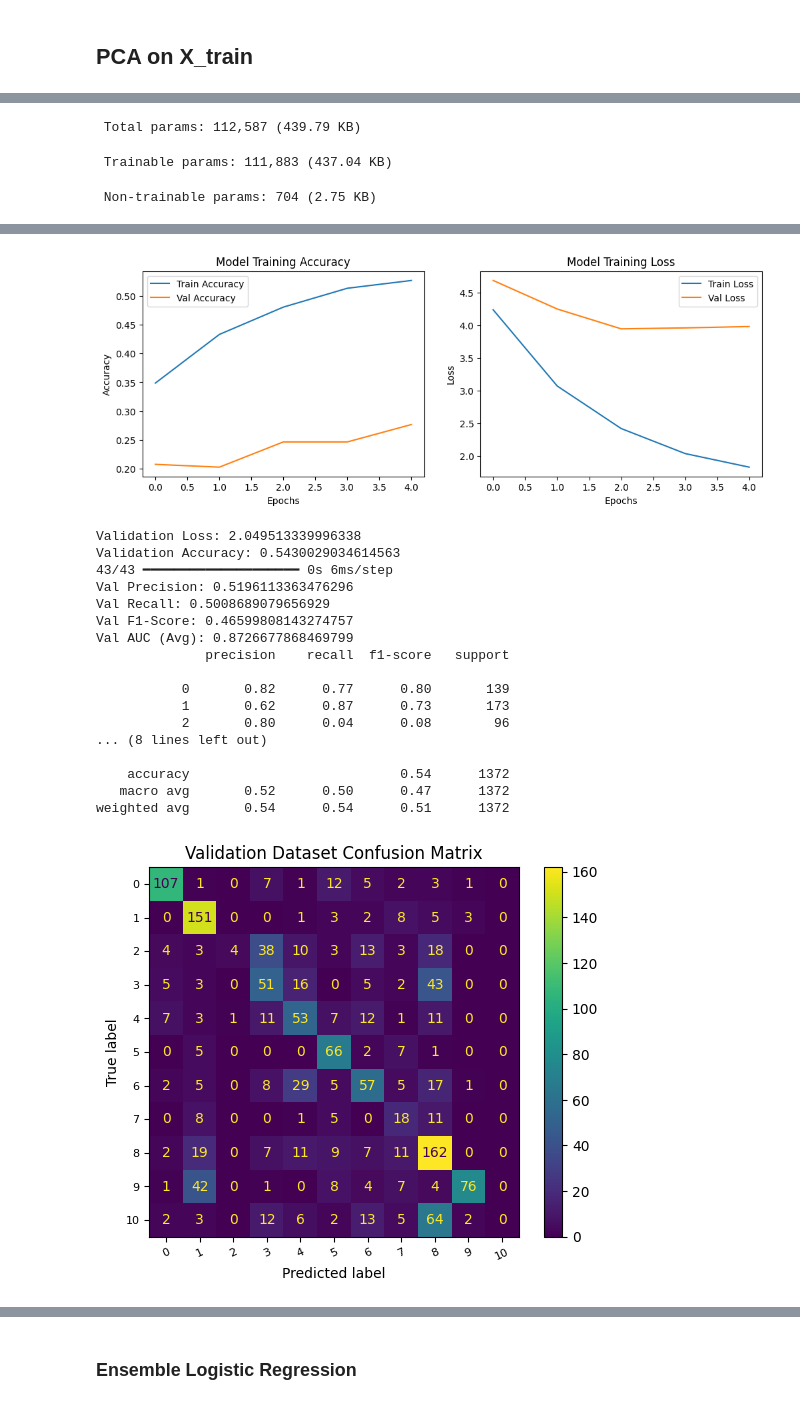
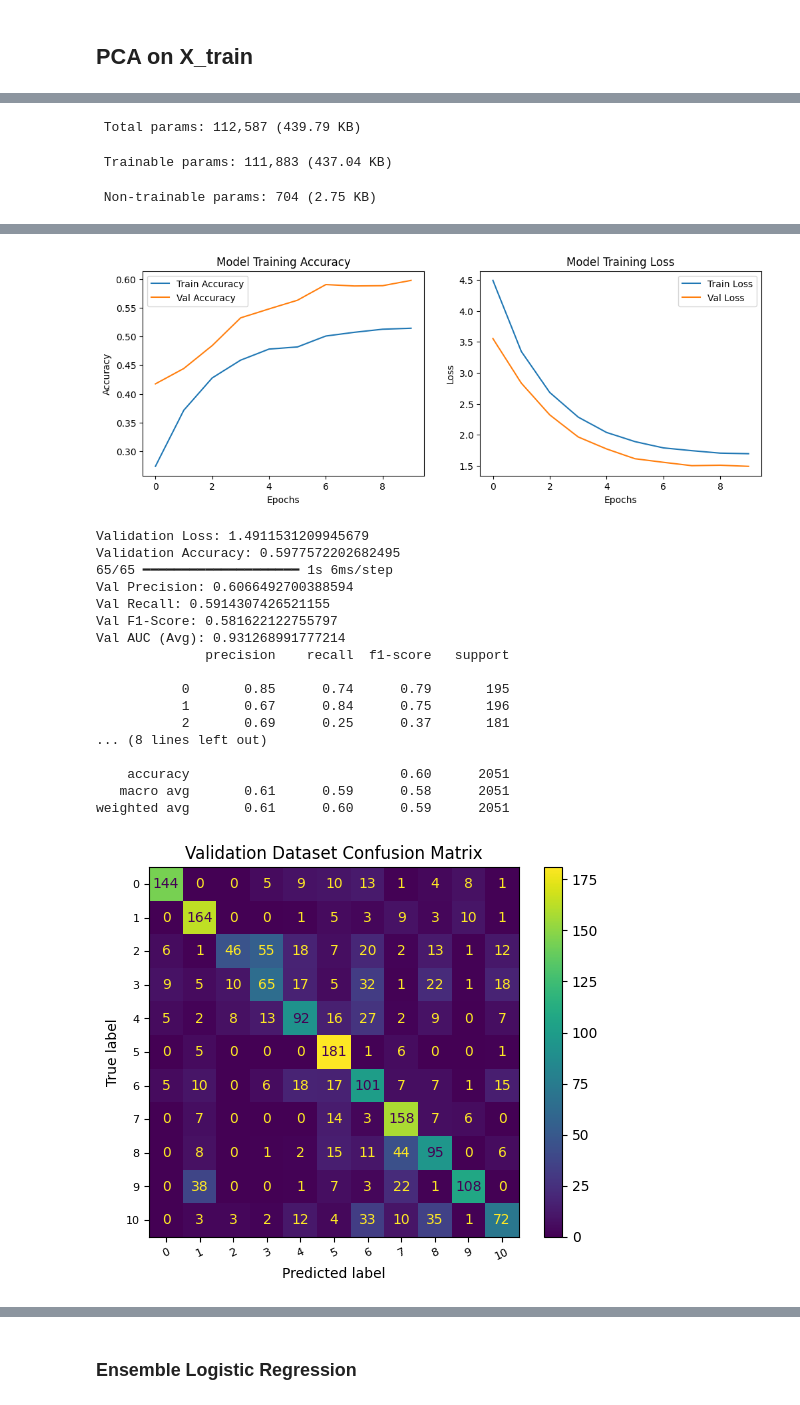
Before and after one commit to djcosta2/207_Final_Project, a Jupyter notebook: sandbox/kmeans_pca_cnn_stacking.ipynb, the cells around one changed output, grey strips where cells are left out. Saved outputs shown, nothing was run; the diff lists cells and outputs as text; code cells hidden in the pictures.

```diff
--- a/sandbox/kmeans_pca_cnn_stacking.ipynb
+++ b/sandbox/kmeans_pca_cnn_stacking.ipynb
@@ -41,7 +39,9 @@ def load_data():
     # Dataset/hyperparams
     sandbox_dir = pathlib.Path("../Data/Weather_Dataset")
     batch_size = 8
-    image_size = (224, 224)  # do not change for resnet50
+    image_size = (224, 224)
+
+    tf.random.set_seed(0)
 
     # Load dataset
     dataset = tf.keras.utils.image_dataset_from_directory(
@@ -56,8 +56,7 @@ def load_data():
         shuffle=True
     )
 
-    ### USE THESE
-    train_dataset, val_dataset = dataset
+    train_dataset, test_dataset = dataset
 
     # === Oversampling Preprocessing for the Training Dataset ===
     # Unbatch the training dataset to work with individual samples
@@ -109,9 +108,9 @@ def load_data():
         plt.show()
         break
 
-    return train_dataset, val_dataset
+    return train_dataset, test_dataset
 # %%
-def create_datasets(train_dataset, val_dataset):
+def create_datasets(train_dataset, test_dataset):
     # Get X_val and y_val, normalize
     X_train, y_train = [], []
     for images, labels in train_dataset:
@@ -120,14 +119,14 @@ def create_datasets(train_dataset, val_dataset):
     X_train = np.concatenate(X_train, axis=0)
     y_train = np.concatenate(y_train, axis=0)
 
-    X_val, y_val = [], []
-    for images, labels in val_dataset:
-        X_val.append((images.numpy() / 255.0))
-        y_val.append(labels.numpy())
-    X_val = np.concatenate(X_val, axis=0)
-    y_val = np.concatenate(y_val, axis=0)
+    X_test, y_test = [], []
+    for images, labels in test_dataset:
+        X_test.append((images.numpy() / 255.0))
+        y_test.append(labels.numpy())
+    X_test = np.concatenate(X_test, axis=0)
+    y_test = np.concatenate(y_test, axis=0)
 
     y_train = y_train.reshape(y_train.shape[0], 1)
-    y_val = y_val.reshape(y_val.shape[0], 1)
+    y_test = y_test.reshape(y_test.shape[0], 1)
 
-    return X_train, y_train, X_val, y_val
+    return X_train, y_train, X_test, y_test
@@ -184,0 +133,9 @@ Original class counts: {0: 559, 1: 678, 2: 379, 3: 514, 4: 485, 5: 296, 6: 397,
+# %%
+# Load Data and Create Datasets
+train_dataset, test_dataset = load_data()
+X_train, y_train, X_test, y_test = create_datasets(train_dataset, test_dataset)
+
+# Split training data into training and validation sets so that we can evaluate on validation set and leave the test set unseen for final model evaluation
+X_train, X_val, y_train, y_val = train_test_split(
+    X_train, y_train, test_size=0.2, random_state=42  # 20% of the data for validation
+)
@@ -282,7 +275,7 @@ information and possible workarounds, please see
 ## Model Building
 # %%
 # Build Model with Accuracy, AUC, and F1-score metrics
-def build_model(X_train, y_train, input_shape, epochs): # w/o pca is (224,224,3)
+def build_model(X_train, y_train, X_val, y_val, input_shape, epochs):
 
     tf.keras.backend.clear_session()
     tf.random.set_seed(0)
@@ -320,7 +313,7 @@ def build_model(X_train, y_train, input_shape, epochs): # w/o pca is (224,224,3)
 
     early_stopping = EarlyStopping(monitor='val_loss', patience=5, restore_best_weights=True)
 
-    model_history = model.fit(X_train, y_train, epochs=epochs, validation_split=0.2)
+    model_history = model.fit(X_train, y_train, epochs=epochs, validation_data=(X_val, y_val))
 
     return model, model_history
 
@@ -556,6 +542,6 @@ y_train: (10252, 1)
 # %%
 # Build Model with X_train_pca
-pca_model, pca_model_history = build_model(X_train_pca, y_train, (20,20,3), epochs=5)
+pca_model, pca_model_history = build_model(X_train_pca, y_train, X_val_pca, y_val, (20,20,3), epochs=10)
 plot_history(pca_model_history)
 evaluate_model(pca_model, X_val_pca, y_val)
 # %% [output]
@@ -594,20 +586,20 @@ Epoch 5/5
-[figure, old version]
+[figure, new version]
-Validation Loss: 2.049513339996338
-Validation Accuracy: 0.5430029034614563
-43/43 ━━━━━━━━━━━━━━━━━━━━ 0s 6ms/step
-Val Precision: 0.5196113363476296
-Val Recall: 0.5008689079656929
-Val F1-Score: 0.46599808143274757
-Val AUC (Avg): 0.8726677868469799
+Validation Loss: 1.4911531209945679
+Validation Accuracy: 0.5977572202682495
+65/65 ━━━━━━━━━━━━━━━━━━━━ 1s 6ms/step
+Val Precision: 0.6066492700388594
+Val Recall: 0.5914307426521155
+Val F1-Score: 0.581622122755797
+Val AUC (Avg): 0.931268991777214
               precision    recall  f1-score   support
 
-           0       0.82      0.77      0.80       139
-           1       0.62      0.87      0.73       173
-           2       0.80      0.04      0.08        96
+           0       0.85      0.74      0.79       195
+           1       0.67      0.84      0.75       196
+           2       0.69      0.25      0.37       181
 ... (8 lines left out)
 
-    accuracy                           0.54      1372
-   macro avg       0.52      0.50      0.47      1372
-weighted avg       0.54      0.54      0.51      1372
+    accuracy                           0.60      2051
+   macro avg       0.61      0.59      0.58      2051
+weighted avg       0.61      0.60      0.59      2051
-[figure, old version]
+[figure, new version]
 # %% [markdown]
```
Also changed, not shown: parts of 16 cells of this notebook, 2 other files.
